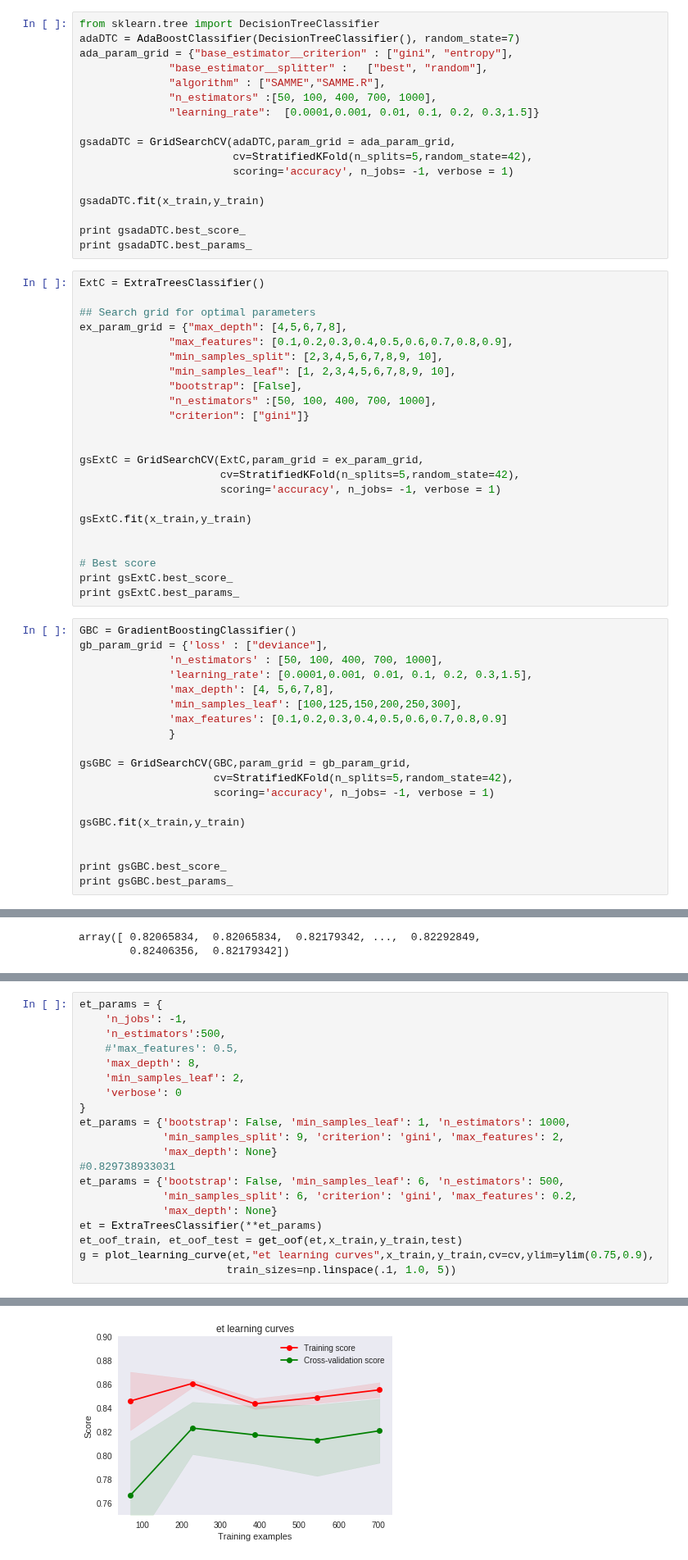
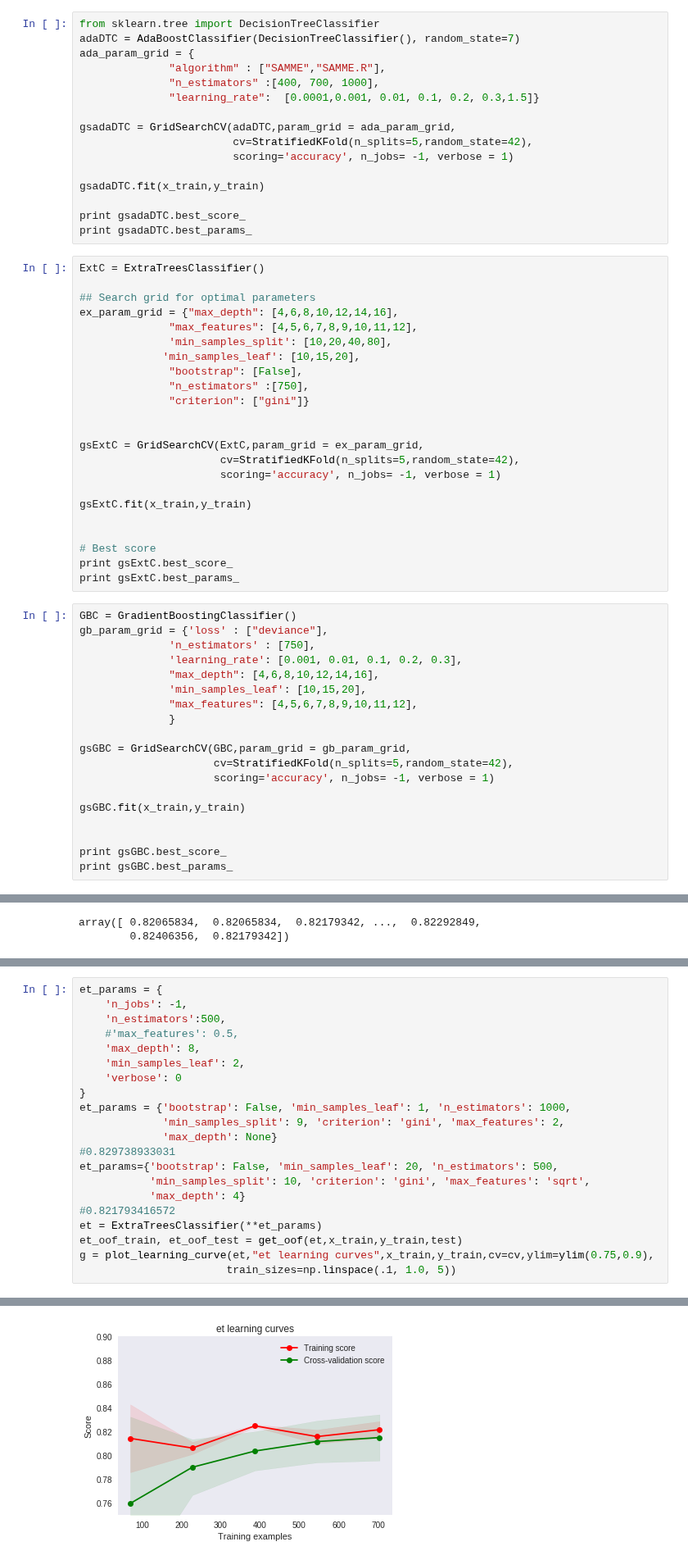
Before and after one commit to ShichengChen/kaggle, a Jupyter notebook: Titanic/titanic_featureSelection4estimator.ipynb, the cells around one changed output, grey strips where cells are left out. Shown at 82% size. Cells and saved outputs as stored; diff of their text form.

Commit message:
use learning curve, get worse results, all0.77,gb,0.78,et,0.79425,rf,0.77,ada 0.77,svc0.78 before tune typer parameters 0.79425

```diff
--- a/Titanic/titanic_featureSelection4estimator.ipynb
+++ b/Titanic/titanic_featureSelection4estimator.ipynb
@@ -172,10 +165,9 @@ print('Best parameters: {}'.format(grid_search.best_params_))
 # %%
 from sklearn.tree import DecisionTreeClassifier
 adaDTC = AdaBoostClassifier(DecisionTreeClassifier(), random_state=7)
-ada_param_grid = {"base_estimator__criterion" : ["gini", "entropy"],
-              "base_estimator__splitter" :   ["best", "random"],
+ada_param_grid = {
               "algorithm" : ["SAMME","SAMME.R"],
-              "n_estimators" :[50, 100, 400, 700, 1000],
+              "n_estimators" :[400, 700, 1000],
               "learning_rate":  [0.0001,0.001, 0.01, 0.1, 0.2, 0.3,1.5]}
 
 gsadaDTC = GridSearchCV(adaDTC,param_grid = ada_param_grid,
@@ -190,12 +182,12 @@ print gsadaDTC.best_params_
 ExtC = ExtraTreesClassifier()
 
 ## Search grid for optimal parameters
-ex_param_grid = {"max_depth": [4,5,6,7,8],
-              "max_features": [0.1,0.2,0.3,0.4,0.5,0.6,0.7,0.8,0.9],
-              "min_samples_split": [2,3,4,5,6,7,8,9, 10],
-              "min_samples_leaf": [1, 2,3,4,5,6,7,8,9, 10],
+ex_param_grid = {"max_depth": [4,6,8,10,12,14,16],
+              "max_features": [4,5,6,7,8,9,10,11,12],
+              'min_samples_split': [10,20,40,80],
+             'min_samples_leaf': [10,15,20],
               "bootstrap": [False],
-              "n_estimators" :[50, 100, 400, 700, 1000],
+              "n_estimators" :[750],
               "criterion": ["gini"]}
 
 
@@ -212,11 +204,11 @@ print gsExtC.best_params_
 # %%
 GBC = GradientBoostingClassifier()
 gb_param_grid = {'loss' : ["deviance"],
-              'n_estimators' : [50, 100, 400, 700, 1000],
-              'learning_rate': [0.0001,0.001, 0.01, 0.1, 0.2, 0.3,1.5],
-              'max_depth': [4, 5,6,7,8],
-              'min_samples_leaf': [100,125,150,200,250,300],
-              'max_features': [0.1,0.2,0.3,0.4,0.5,0.6,0.7,0.8,0.9]
+              'n_estimators' : [750],
+              'learning_rate': [0.001, 0.01, 0.1, 0.2, 0.3],
+              "max_depth": [4,6,8,10,12,14,16],
+              'min_samples_leaf': [10,15,20],
+              "max_features": [4,5,6,7,8,9,10,11,12],
               }
 
 gsGBC = GridSearchCV(GBC,param_grid = gb_param_grid,
@@ -282,9 +269,10 @@ et_params = {'bootstrap': False, 'min_samples_leaf': 1, 'n_estimators': 1000,
              'min_samples_split': 9, 'criterion': 'gini', 'max_features': 2,
              'max_depth': None}
 #0.829738933031
-et_params = {'bootstrap': False, 'min_samples_leaf': 6, 'n_estimators': 500,
-             'min_samples_split': 6, 'criterion': 'gini', 'max_features': 0.2,
-             'max_depth': None}
+et_params={'bootstrap': False, 'min_samples_leaf': 20, 'n_estimators': 500,
+           'min_samples_split': 10, 'criterion': 'gini', 'max_features': 'sqrt',
+           'max_depth': 4}
+#0.821793416572
 et = ExtraTreesClassifier(**et_params)
 et_oof_train, et_oof_test = get_oof(et,x_train,y_train,test)
 g = plot_learning_curve(et,"et learning curves",x_train,y_train,cv=cv,ylim=ylim(0.75,0.9),
@@ -294 +282 @@ g = plot_learning_curve(et,"et learning curves",x_train,y_train,cv=cv,ylim=ylim(
-[figure, old version]
+[figure, new version]
```
Also changed, not shown: parts of 19 cells of this notebook, 1 other file.
